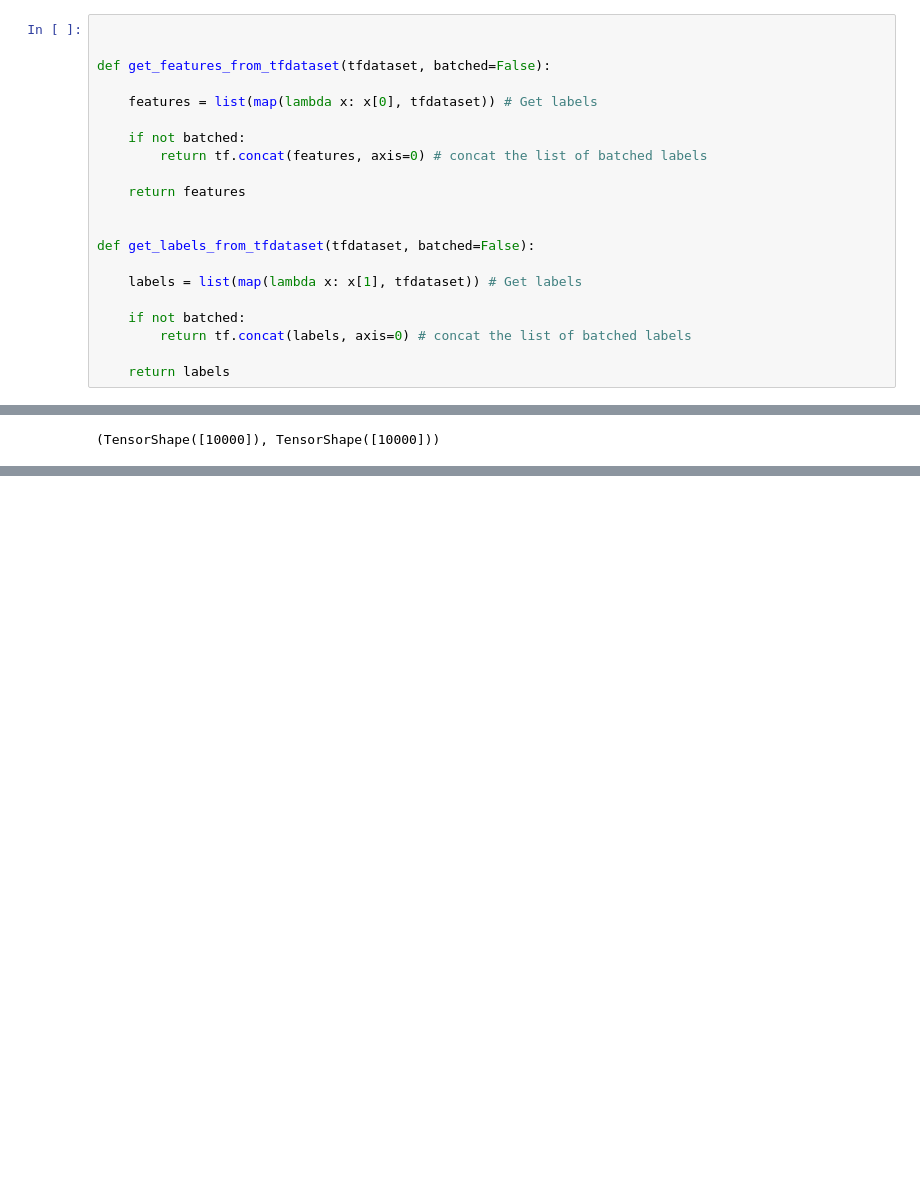
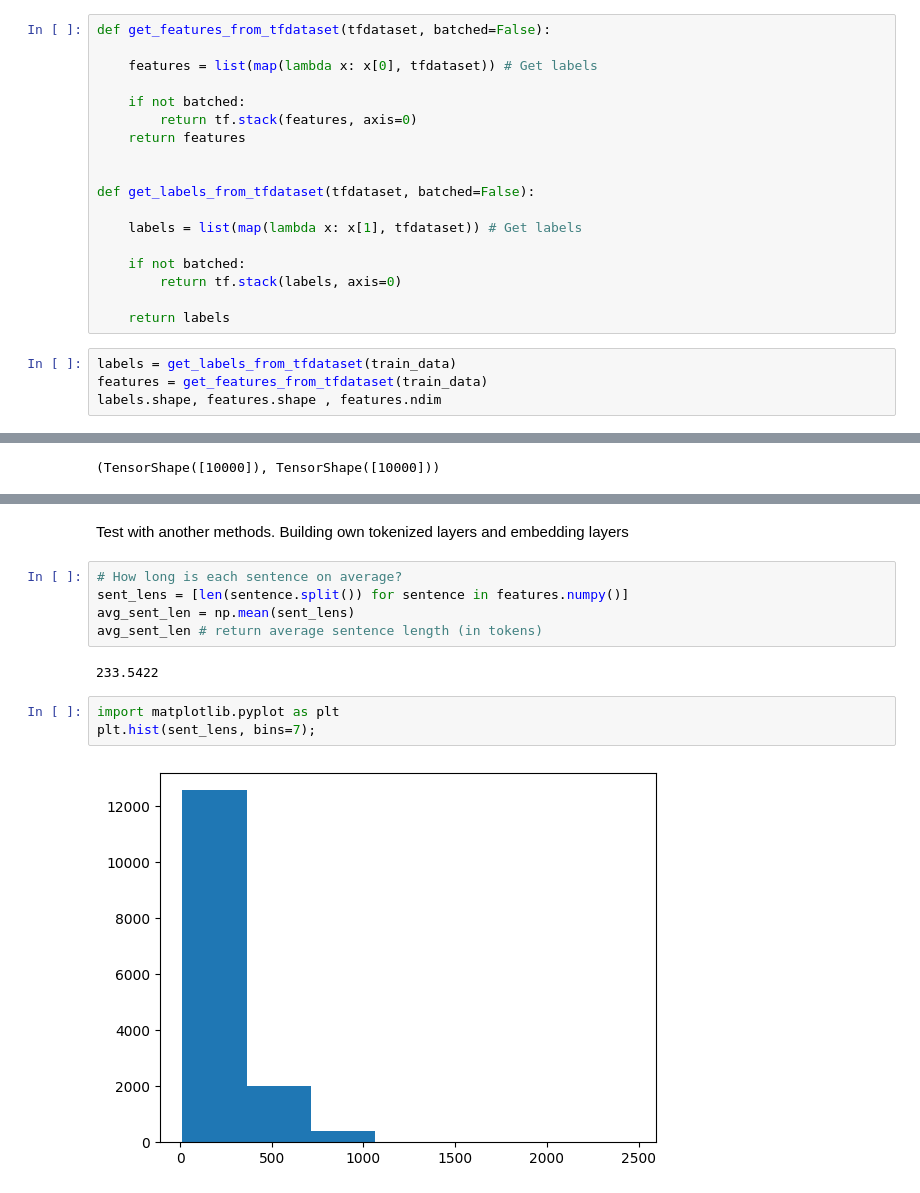
Before and after one commit to ThomasHeinThura/Tensorflow_helper_function, a Jupyter notebook: example-file/imdb/imdb_1.ipynb, the cells around one changed output, grey strips where cells are left out. Cells and saved outputs as stored; diff of their text form; blank space fills up the shorter version.

```diff
--- a/example-file/imdb/imdb_1.ipynb
+++ b/example-file/imdb/imdb_1.ipynb
@@ -138,13 +94,10 @@ accuracy: 0.854
 # %%
-
-
 def get_features_from_tfdataset(tfdataset, batched=False):
 
     features = list(map(lambda x: x[0], tfdataset)) # Get labels
 
     if not batched:
-        return tf.concat(features, axis=0) # concat the list of batched labels
-
+        return tf.stack(features, axis=0)
     return features
 
 
@@ -153,6 +106,10 @@ def get_labels_from_tfdataset(tfdataset, batched=False):
     labels = list(map(lambda x: x[1], tfdataset)) # Get labels
 
     if not batched:
-        return tf.concat(labels, axis=0) # concat the list of batched labels
+        return tf.stack(labels, axis=0)
 
     return labels
+# %%
+labels = get_labels_from_tfdataset(train_data)
+features = get_features_from_tfdataset(train_data)
+labels.shape, features.shape , features.ndim
@@ -212,0 +173,14 @@ results = calculate_accuracy_results(
+# %% [markdown]
+Test with another methods. Building own tokenized layers and embedding layers
+# %%
+# How long is each sentence on average?
+sent_lens = [len(sentence.split()) for sentence in features.numpy()]
+avg_sent_len = np.mean(sent_lens)
+avg_sent_len # return average sentence length (in tokens)
+# %% [output]
+233.5422
+# %%
+import matplotlib.pyplot as plt
+plt.hist(sent_lens, bins=7);
+# %% [output]
+[figure, added]
```
Also changed, not shown: parts of 52 cells of this notebook.
